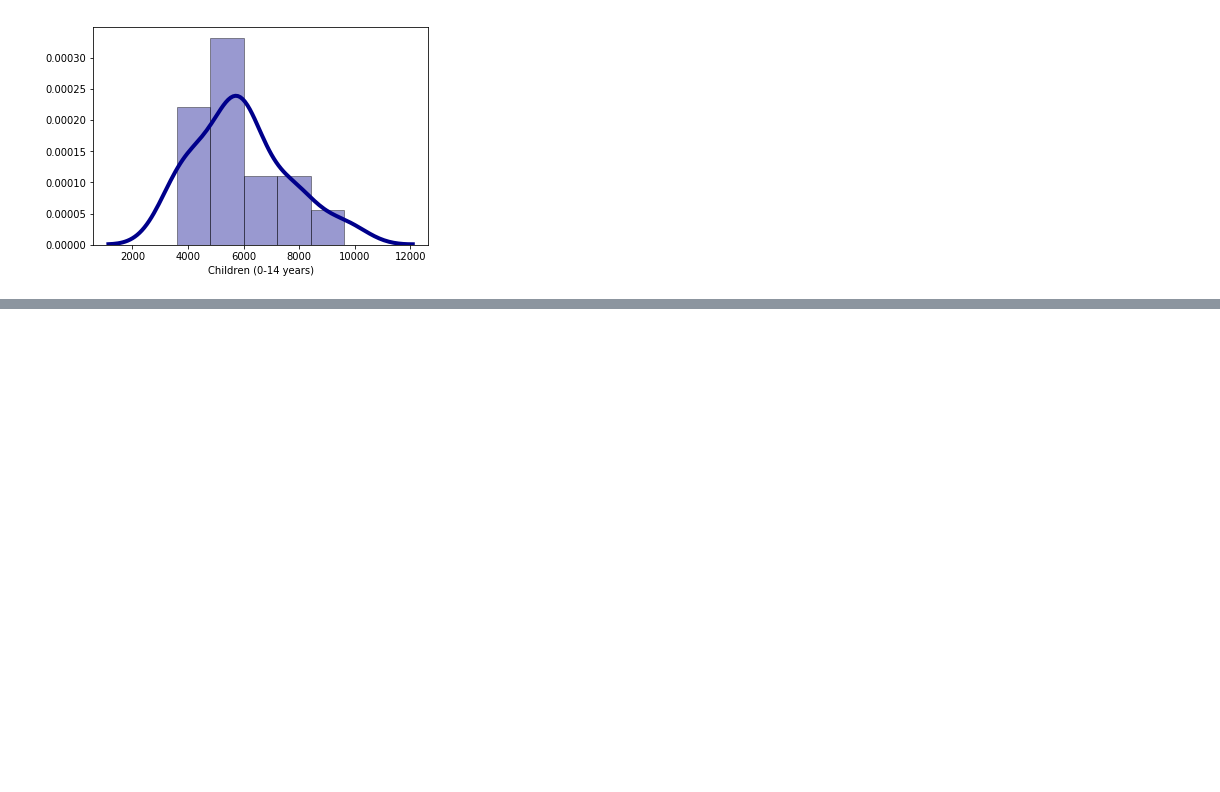
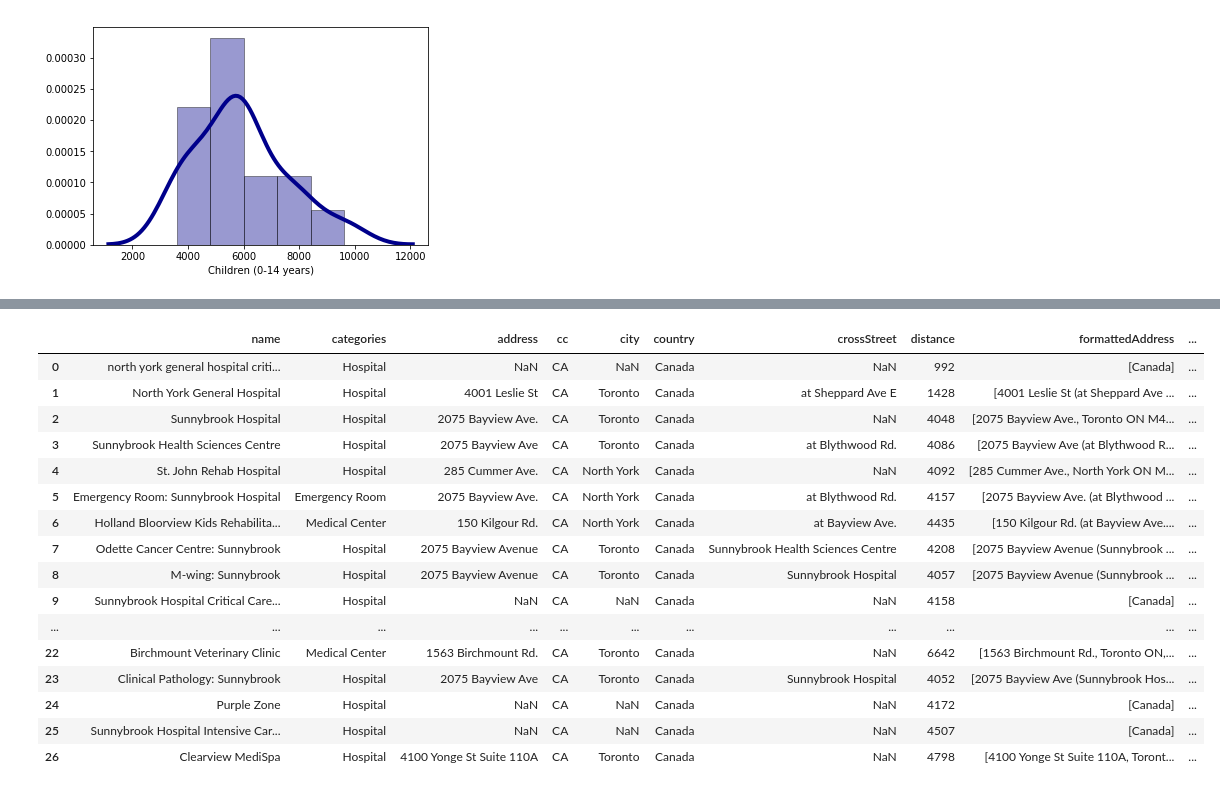
Before and after one commit to genephoenix/Coursera_Capstone, a Jupyter notebook: Capstone Project Notebook.ipynb, the cells around one changed output, grey strips where cells are left out. Drawn from its saved outputs; the diff is of its cells as text; code cells hidden in the pictures; blank space fills up the shorter version.

```diff
--- a/Capstone Project Notebook.ipynb
+++ b/Capstone Project Notebook.ipynb
@@ -1168,0 +1371,10 @@ sns.distplot(top_vuln_rename['Children (0-14 years)'], hist=True, kde=True,
+# %%
+vuln_latitude = 43.758132
+vuln_longitude = -79.372723
+
+category_id = '4bf58dd8d48988d196941735'
+
+url = 'https://api.foursquare.com/v2/venues/search?client_id={}&client_secret={}&categoryId={}&ll={},{}&radius=5000&v={}&limit={}'.format(CLIENT_ID, CLIENT_SECRET, category_id, vuln_latitude, vuln_longitude, VERSION, LIMIT)
+# %%
+results1 = requests.get(url).json()
+results1
@@ -1168,0 +1399,7 @@ sns.distplot(top_vuln_rename['Children (0-14 years)'], hist=True, kde=True,
+# %%
+# assign relevant part of JSON to venues
+hospitals_vuln = results1['response']['venues']
+
+# tranform venues into a dataframe
+hospitals_vuln_df = json_normalize(hospitals_vuln)
+hospitals_vuln_df.head()
@@ -1168,0 +1413,42 @@ sns.distplot(top_vuln_rename['Children (0-14 years)'], hist=True, kde=True,
+# %%
+# keep only columns that include venue name, and anything that is associated with location
+filtered_columns_vuln = ['name', 'categories'] + [col for col in hospitals_vuln_df.columns if col.startswith('location.')] + ['id']
+dataframe_filtered_vuln = hospitals_vuln_df.loc[:, filtered_columns]
+
+# function that extracts the category of the venue
+def get_category_type(row):
+    try:
+        categories_list = row['categories']
+    except:
+        categories_list = row['venue.categories']
+
+    if len(categories_list) == 0:
+        return None
+    else:
+        return categories_list[0]['name']
+
+# filter the category for each row
+dataframe_filtered_vuln['categories'] = dataframe_filtered_vuln.apply(get_category_type, axis=1)
+
+# clean column names by keeping only last term
+dataframe_filtered_vuln.columns = [column.split('.')[-1] for column in dataframe_filtered_vuln.columns]
+
+dataframe_filtered_vuln
+# %% [output]
+|  | name | categories | address | cc | city | country | crossStreet | distance | formattedAddress | ... |
+| 0 | north york general hospital criti... | Hospital | NaN | CA | NaN | Canada | NaN | 992 | [Canada] | ... |
+| 1 | North York General Hospital | Hospital | 4001 Leslie St | CA | Toronto | Canada | at Sheppard Ave E | 1428 | [4001 Leslie St (at Sheppard Ave ... | ... |
+| 2 | Sunnybrook Hospital | Hospital | 2075 Bayview Ave. | CA | Toronto | Canada | NaN | 4048 | [2075 Bayview Ave., Toronto ON M4... | ... |
+| 3 | Sunnybrook Health Sciences Centre | Hospital | 2075 Bayview Ave | CA | Toronto | Canada | at Blythwood Rd. | 4086 | [2075 Bayview Ave (at Blythwood R... | ... |
+| 4 | St. John Rehab Hospital | Hospital | 285 Cummer Ave. | CA | North York | Canada | NaN | 4092 | [285 Cummer Ave., North York ON M... | ... |
+| 5 | Emergency Room: Sunnybrook Hospital | Emergency Room | 2075 Bayview Ave. | CA | North York | Canada | at Blythwood Rd. | 4157 | [2075 Bayview Ave. (at Blythwood ... | ... |
+| 6 | Holland Bloorview Kids Rehabilita... | Medical Center | 150 Kilgour Rd. | CA | North York | Canada | at Bayview Ave. | 4435 | [150 Kilgour Rd. (at Bayview Ave.... | ... |
+| 7 | Odette Cancer Centre: Sunnybrook | Hospital | 2075 Bayview Avenue | CA | Toronto | Canada | Sunnybrook Health Sciences Centre | 4208 | [2075 Bayview Avenue (Sunnybrook ... | ... |
+| 8 | M-wing: Sunnybrook | Hospital | 2075 Bayview Avenue | CA | Toronto | Canada | Sunnybrook Hospital | 4057 | [2075 Bayview Avenue (Sunnybrook ... | ... |
+| 9 | Sunnybrook Hospital Critical Care... | Hospital | NaN | CA | NaN | Canada | NaN | 4158 | [Canada] | ... |
+| ... | ... | ... | ... | ... | ... | ... | ... | ... | ... | ... |
+| 22 | Birchmount Veterinary Clinic | Medical Center | 1563 Birchmount Rd. | CA | Toronto | Canada | NaN | 6642 | [1563 Birchmount Rd., Toronto ON,... | ... |
+| 23 | Clinical Pathology: Sunnybrook | Hospital | 2075 Bayview Ave | CA | Toronto | Canada | Sunnybrook Hospital | 4052 | [2075 Bayview Ave (Sunnybrook Hos... | ... |
+| 24 | Purple Zone | Hospital | NaN | CA | NaN | Canada | NaN | 4172 | [Canada] | ... |
+| 25 | Sunnybrook Hospital Intensive Car... | Hospital | NaN | CA | NaN | Canada | NaN | 4507 | [Canada] | ... |
+| 26 | Clearview MediSpa | Hospital | 4100 Yonge St Suite 110A | CA | Toronto | Canada | NaN | 4798 | [4100 Yonge St Suite 110A, Toront... | ... |
```
Also changed, not shown: parts of 51 cells of this notebook.
